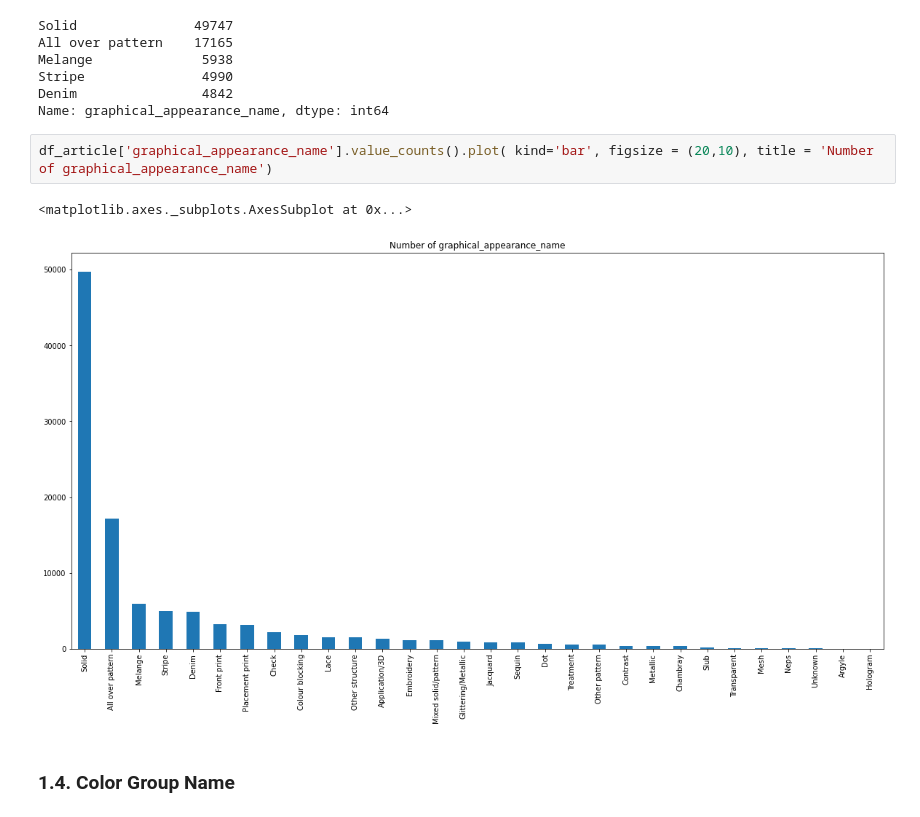
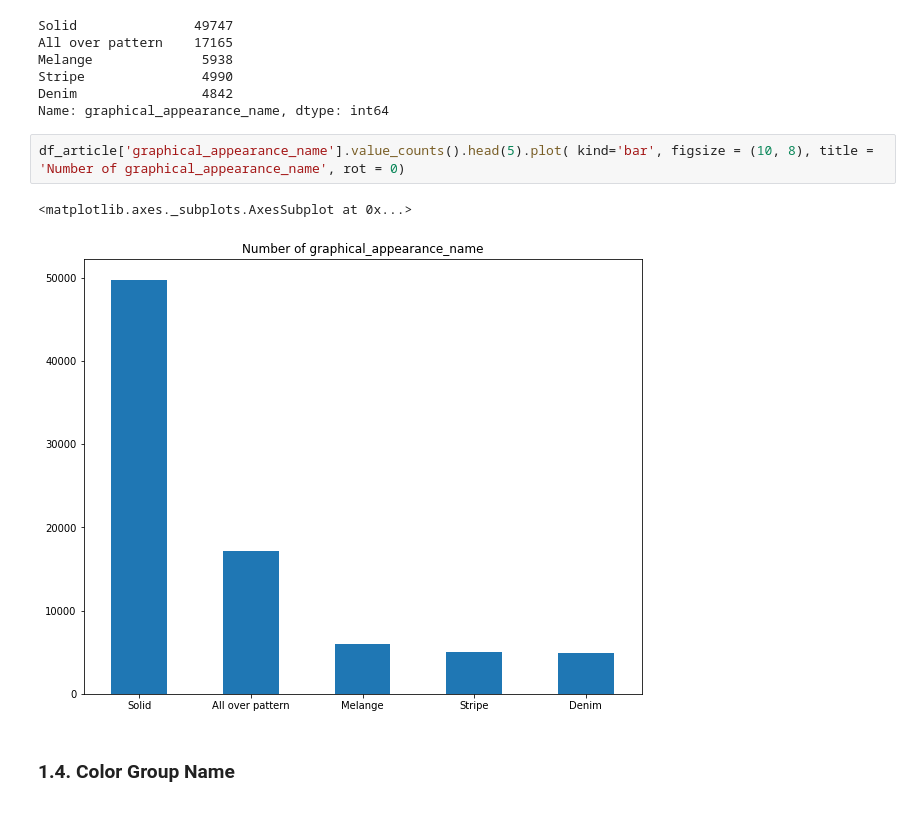
Before and after one commit to thanhyx4/H-M-Personalized-Fashion-Recommendations, a Jupyter notebook: Data_understand_RecSys.ipynb, the cells around one changed output. Cells and saved outputs as stored; diff of their text form.

```diff
--- a/Data_understand_RecSys.ipynb
+++ b/Data_understand_RecSys.ipynb
@@ -103,10 +103,10 @@ Stripe               4990
 Denim                4842
 Name: graphical_appearance_name, dtype: int64
 # %%
-df_article['graphical_appearance_name'].value_counts().plot( kind='bar', figsize = (20,10), title = 'Number of graphical_appearance_name')
+df_article['graphical_appearance_name'].value_counts().head(5).plot( kind='bar', figsize = (10, 8), title = 'Number of graphical_appearance_name', rot = 0)
 # %% [output]
 <matplotlib.axes._subplots.AxesSubplot at 0x...>
-[figure, old version]
+[figure, new version]
 # %% [markdown]
 ### 1.4. Color Group Name
 # %%
```
Also changed, not shown: parts of 6 cells of this notebook.
